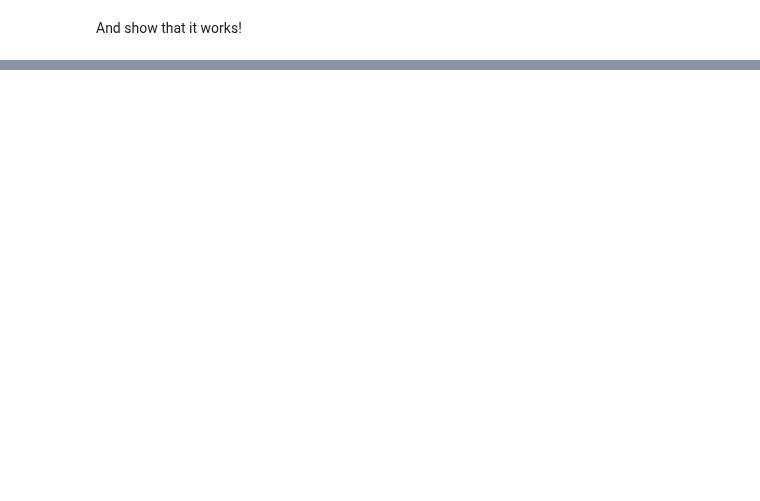
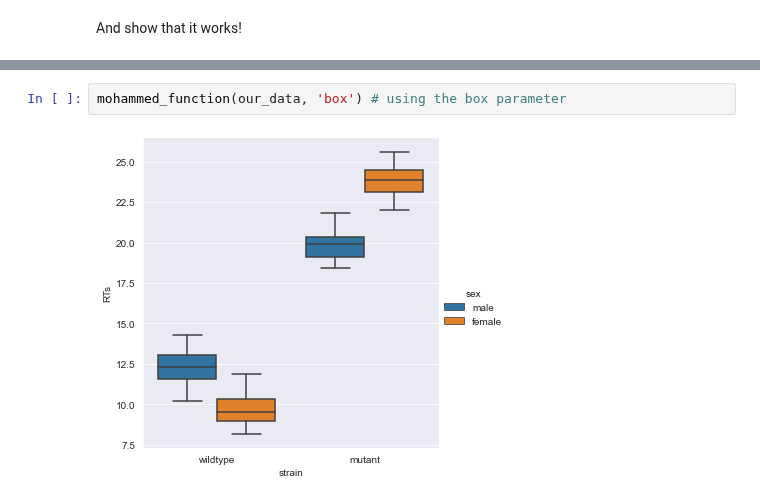
Before and after one commit to mohammedfmehboob/PythonTutorials, a Jupyter notebook: Lesson20/tutorial020.ipynb, the cells around one changed output, grey strips where cells are left out. Cells and saved outputs as stored; diff of their text form; blank space fills up the shorter version.

```diff
--- a/Lesson20/tutorial020.ipynb
+++ b/Lesson20/tutorial020.ipynb
@@ -260,0 +292,4 @@ And show that it works!
+# %%
+mohammed_function(our_data, 'box') # using the box parameter
+# %% [output]
+[figure, added]
```
Also changed, not shown: parts of 13 cells of this notebook, 3 other files.
